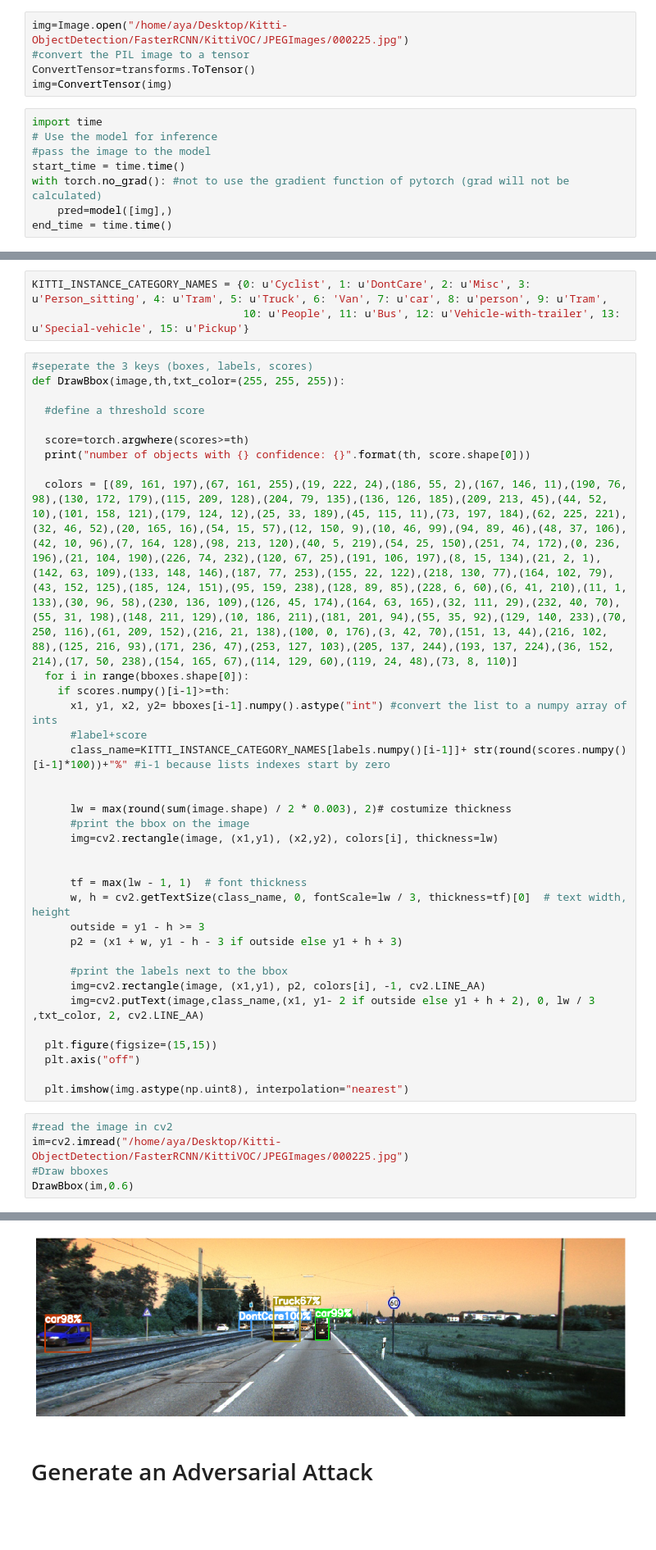
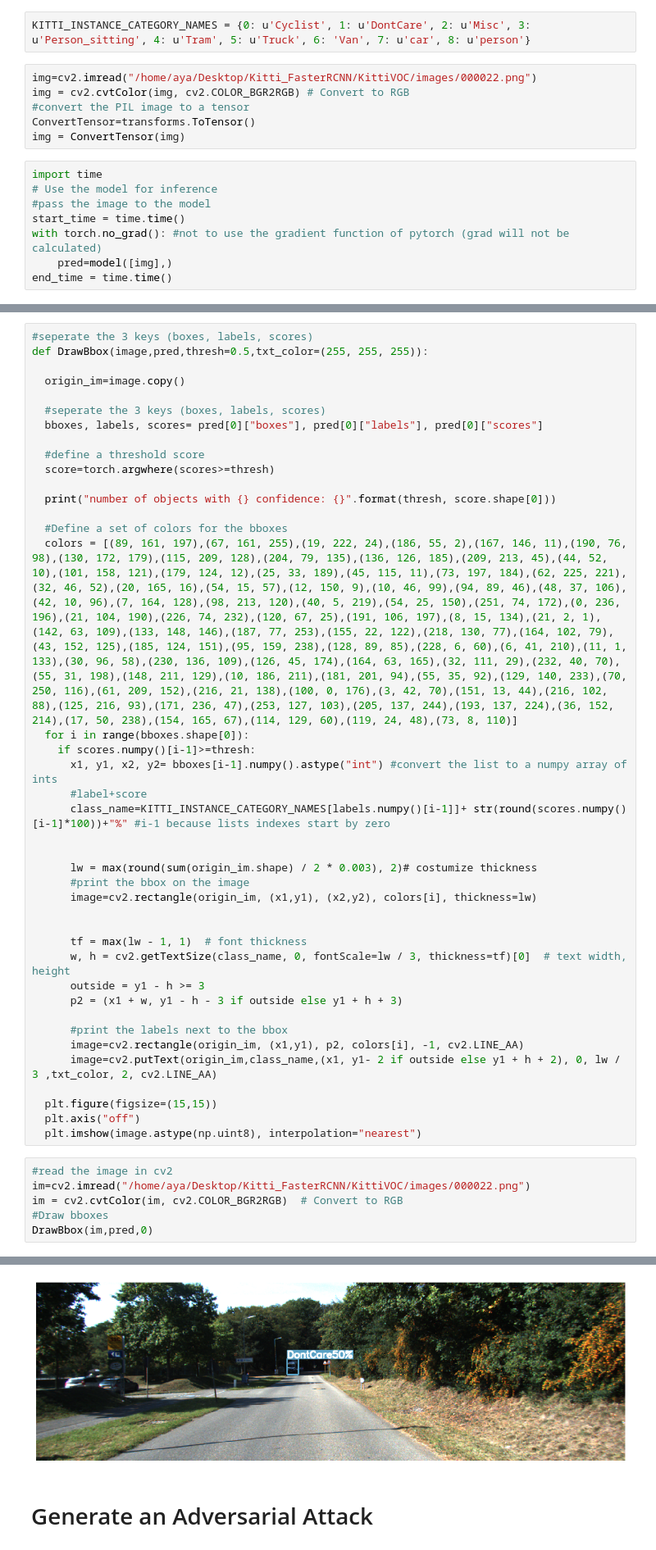
Before and after one commit to ayacherigui/Kitti_FasterRCNN, a Jupyter notebook: Notebooks/inference.ipynb, the cells around one changed output, grey strips where cells are left out. Shown at 82% size. Saved outputs shown, nothing was run; the diff lists cells and outputs as text; blank space fills up the shorter version.

```diff
--- a/Notebooks/inference.ipynb
+++ b/Notebooks/inference.ipynb
@@ -54,11 +48,14 @@ FasterRCNN(
 )
 # %%
 COLORS = np.random.uniform(0, 255, size=(len(CLASSES), 3))
+# %%
+KITTI_INSTANCE_CATEGORY_NAMES = {0: u'Cyclist', 1: u'DontCare', 2: u'Misc', 3: u'Person_sitting', 4: u'Tram', 5: u'Truck', 6: 'Van', 7: u'car', 8: u'person'}
 # %%
-img=Image.open("/home/aya/Desktop/Kitti-ObjectDetection/FasterRCNN/KittiVOC/JPEGImages/000225.jpg")
+img=cv2.imread("/home/aya/Desktop/Kitti_FasterRCNN/KittiVOC/images/000022.png")
+img = cv2.cvtColor(img, cv2.COLOR_BGR2RGB) # Convert to RGB
 #convert the PIL image to a tensor
 ConvertTensor=transforms.ToTensor()
-img=ConvertTensor(img)
+img = ConvertTensor(img)
 # %%
 import time
 # Use the model for inference
@@ -73,26 +67,29 @@ bboxes, labels, scores= pred[0]["boxes"], pred[0]["labels"], pred[0]["scores"]
-# %%
-KITTI_INSTANCE_CATEGORY_NAMES = {0: u'Cyclist', 1: u'DontCare', 2: u'Misc', 3: u'Person_sitting', 4: u'Tram', 5: u'Truck', 6: 'Van', 7: u'car', 8: u'person', 9: u'Tram',
-                                 10: u'People', 11: u'Bus', 12: u'Vehicle-with-trailer', 13: u'Special-vehicle', 15: u'Pickup'}
 # %%
 #seperate the 3 keys (boxes, labels, scores)
-def DrawBbox(image,th,txt_color=(255, 255, 255)):
+def DrawBbox(image,pred,thresh=0.5,txt_color=(255, 255, 255)):
+
+  origin_im=image.copy()
+
+  #seperate the 3 keys (boxes, labels, scores)
+  bboxes, labels, scores= pred[0]["boxes"], pred[0]["labels"], pred[0]["scores"]
 
   #define a threshold score
+  score=torch.argwhere(scores>=thresh)
 
-  score=torch.argwhere(scores>=th)
-  print("number of objects with {} confidence: {}".format(th, score.shape[0]))
+  print("number of objects with {} confidence: {}".format(thresh, score.shape[0]))
 
+  #Define a set of colors for the bboxes
   colors = [(89, 161, 197),(67, 161, 255),(19, 222, 24),(186, 55, 2),(167, 146, 11),(190, 76, 98),(130, 172, 179),(115, 209, 128),(204, 79, 135),(136, 126, 185),(209, 213, 45),(44, 52, 10),(101, 158, 121),(179, 124, 12),(25, 33, 189),(45, 115, 11),(73, 197, 184),(62, 225, 221),(32, 46, 52),(20, 165, 16),(54, 15, 57),(12, 150, 9),(10, 46, 99),(94, 89, 46),(48, 37, 106),(42, 10, 96),(7, 164, 128),(98, 213, 120),(40, 5, 219),(54, 25, 150),(251, 74, 172),(0, 236, 196),(21, 104, 190),(226, 74, 232),(120, 67, 25),(191, 106, 197),(8, 15, 134),(21, 2, 1),(142, 63, 109),(133, 148, 146),(187, 77, 253),(155, 22, 122),(218, 130, 77),(164, 102, 79),(43, 152, 125),(185, 124, 151),(95, 159, 238),(128, 89, 85),(228, 6, 60),(6, 41, 210),(11, 1, 133),(30, 96, 58),(230, 136, 109),(126, 45, 174),(164, 63, 165),(32, 111, 29),(232, 40, 70),(55, 31, 198),(148, 211, 129),(10, 186, 211),(181, 201, 94),(55, 35, 92),(129, 140, 233),(70, 250, 116),(61, 209, 152),(216, 21, 138),(100, 0, 176),(3, 42, 70),(151, 13, 44),(216, 102, 88),(125, 216, 93),(171, 236, 47),(253, 127, 103),(205, 137, 244),(193, 137, 224),(36, 152, 214),(17, 50, 238),(154, 165, 67),(114, 129, 60),(119, 24, 48),(73, 8, 110)]
   for i in range(bboxes.shape[0]):
-    if scores.numpy()[i-1]>=th:
+    if scores.numpy()[i-1]>=thresh:
       x1, y1, x2, y2= bboxes[i-1].numpy().astype("int") #convert the list to a numpy array of ints
       #label+score
       class_name=KITTI_INSTANCE_CATEGORY_NAMES[labels.numpy()[i-1]]+ str(round(scores.numpy()[i-1]*100))+"%" #i-1 because lists indexes start by zero
 
 
-      lw = max(round(sum(image.shape) / 2 * 0.003), 2)# costumize thickness
+      lw = max(round(sum(origin_im.shape) / 2 * 0.003), 2)# costumize thickness
       #print the bbox on the image
-      img=cv2.rectangle(image, (x1,y1), (x2,y2), colors[i], thickness=lw)
+      image=cv2.rectangle(origin_im, (x1,y1), (x2,y2), colors[i], thickness=lw)
 
 
       tf = max(lw - 1, 1)  # font thickness
@@ -101,16 +98,16 @@ def DrawBbox(image,th,txt_color=(255, 255, 255)):
       p2 = (x1 + w, y1 - h - 3 if outside else y1 + h + 3)
 
       #print the labels next to the bbox
-      img=cv2.rectangle(image, (x1,y1), p2, colors[i], -1, cv2.LINE_AA)
-      img=cv2.putText(image,class_name,(x1, y1- 2 if outside else y1 + h + 2), 0, lw / 3 ,txt_color, 2, cv2.LINE_AA)
+      image=cv2.rectangle(origin_im, (x1,y1), p2, colors[i], -1, cv2.LINE_AA)
+      image=cv2.putText(origin_im,class_name,(x1, y1- 2 if outside else y1 + h + 2), 0, lw / 3 ,txt_color, 2, cv2.LINE_AA)
 
   plt.figure(figsize=(15,15))
   plt.axis("off")
-
-  plt.imshow(img.astype(np.uint8), interpolation="nearest")
+  plt.imshow(image.astype(np.uint8), interpolation="nearest")
 # %%
 #read the image in cv2
-im=cv2.imread("/home/aya/Desktop/Kitti-ObjectDetection/FasterRCNN/KittiVOC/JPEGImages/000225.jpg")
+im=cv2.imread("/home/aya/Desktop/Kitti_FasterRCNN/KittiVOC/images/000022.png")
+im = cv2.cvtColor(im, cv2.COLOR_BGR2RGB)  # Convert to RGB
 #Draw bboxes
-DrawBbox(im,0.6)
+DrawBbox(im,pred,0)
 # %% [output]
@@ -118,4 +115,4 @@ number of objects with 0.6 confidence: 4
-[figure, old version]
+[figure, new version]
 # %% [markdown]
 # Generate an Adversarial Attack
 # %%
```
Also changed, not shown: parts of 12 cells of this notebook.
